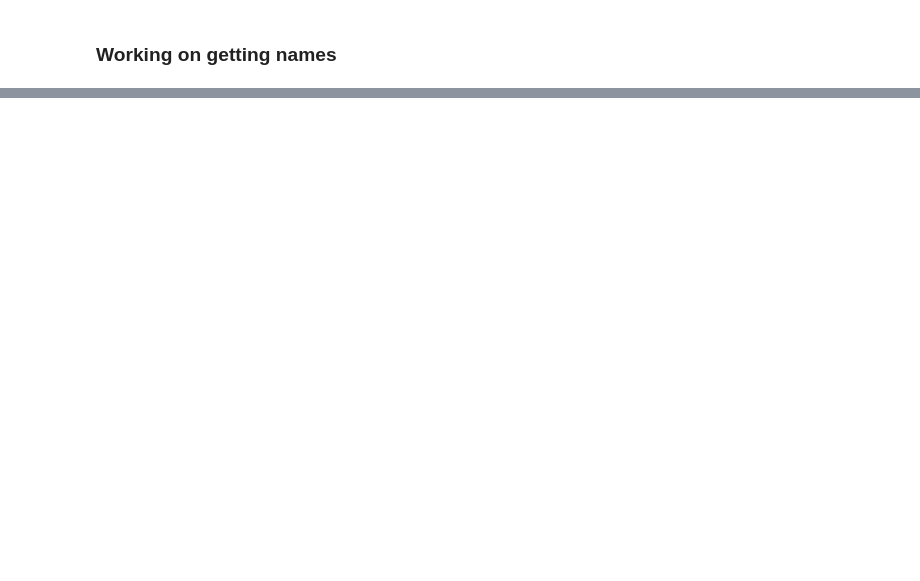
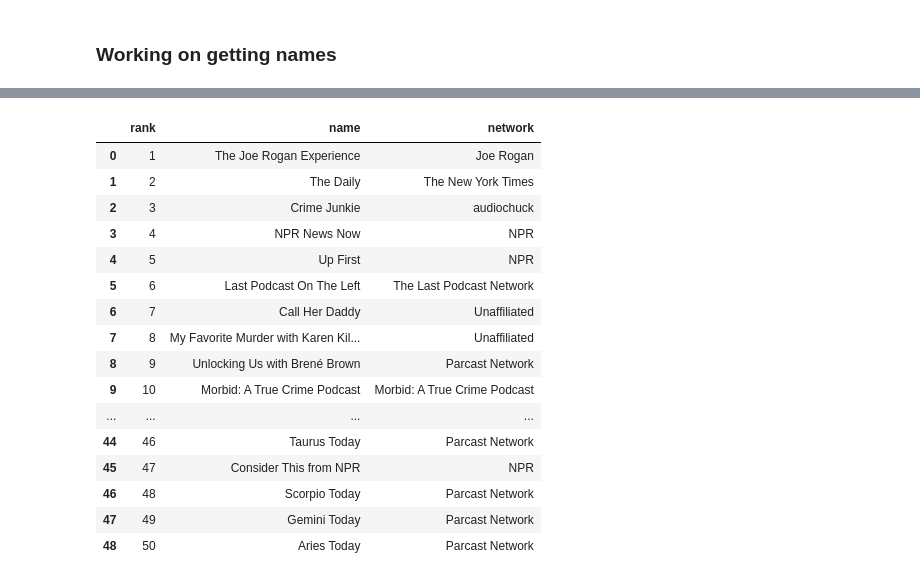
Before and after one commit to pizacd/podcast_scraping_project, a Jupyter notebook: podcast_scraper.ipynb, the cells around one changed output, grey strips where cells are left out. Saved outputs shown, nothing was run; the diff lists cells and outputs as text; code cells hidden in the pictures; blank space fills up the shorter version.

```diff
--- a/podcast_scraper.ipynb
+++ b/podcast_scraper.ipynb
@@ -237,0 +205,21 @@ for rank in ranks:
+# %%
+spotify_top50 = pd.read_csv('spotify_top50podcasts.csv',names = ['rank','name','network'])
+spotify_top50
+# %% [output]
+|  | rank | name | network |
+| 0 | 1 | The Joe Rogan Experience | Joe Rogan |
+| 1 | 2 | The Daily | The New York Times |
+| 2 | 3 | Crime Junkie | audiochuck |
+| 3 | 4 | NPR News Now | NPR |
+| 4 | 5 | Up First | NPR |
+| 5 | 6 | Last Podcast On The Left | The Last Podcast Network |
+| 6 | 7 | Call Her Daddy | Unaffiliated |
+| 7 | 8 | My Favorite Murder with Karen Kil... | Unaffiliated |
+| 8 | 9 | Unlocking Us with Brené Brown | Parcast Network |
+| 9 | 10 | Morbid: A True Crime Podcast | Morbid: A True Crime Podcast |
+| ... | ... | ... | ... |
+| 44 | 46 | Taurus Today | Parcast Network |
+| 45 | 47 | Consider This from NPR | NPR |
+| 46 | 48 | Scorpio Today | Parcast Network |
+| 47 | 49 | Gemini Today | Parcast Network |
+| 48 | 50 | Aries Today | Parcast Network |
```
Also changed, not shown: parts of 25 cells of this notebook.
